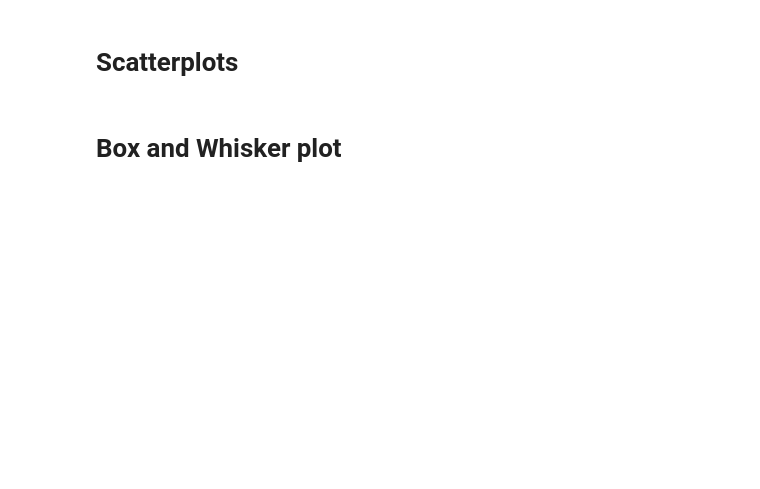
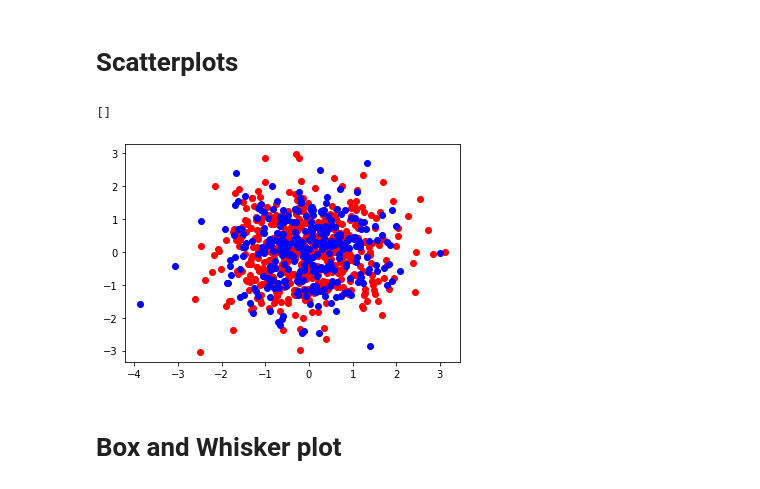
Before and after one commit to DianaElena99/DataScience-Crashcourse, a Jupyter notebook: Matplotlib_Crashcourse.ipynb, the cells around one changed output. Drawn from its saved outputs; the diff is of its cells as text; code cells hidden in the pictures; blank space fills up the shorter version.

```diff
--- a/Matplotlib_Crashcourse.ipynb
+++ b/Matplotlib_Crashcourse.ipynb
@@ -89,2 +94,16 @@ plt.show()
+# %%
+
+X1 = np.random.randn(500)
+Y1 = np.random.randn(500)
+
+X2 = np.random.randn(300)
+Y2 = np.random.randn(300)
+
+plt.scatter(X1,Y1, c='red')
+plt.scatter(X2,Y2, c='blue')
+plt.plot()
+# %% [output]
+[]
+[figure, added]
 # %% [markdown]
 # Box and Whisker plot
```
Also changed, not shown: parts of 6 cells of this notebook.
